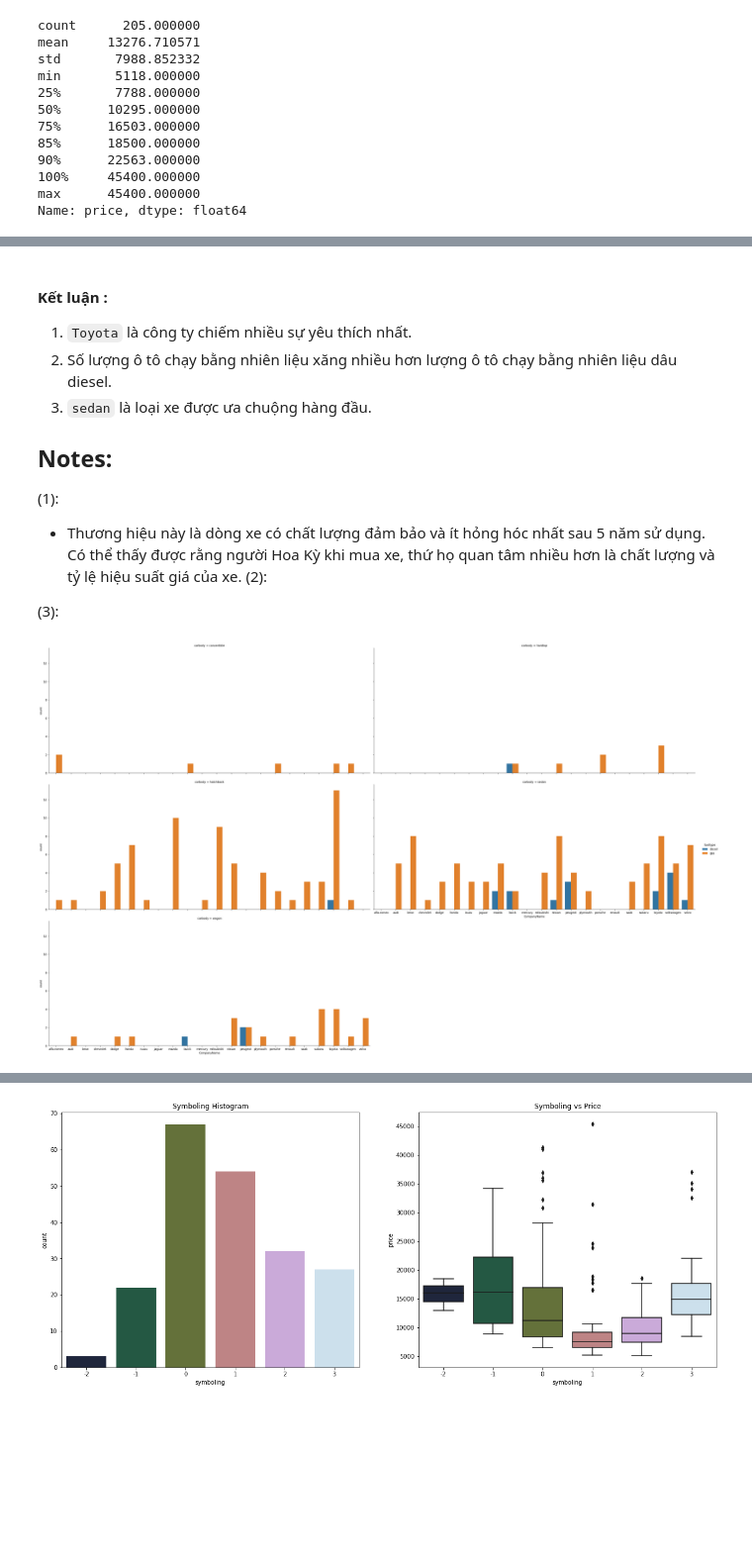
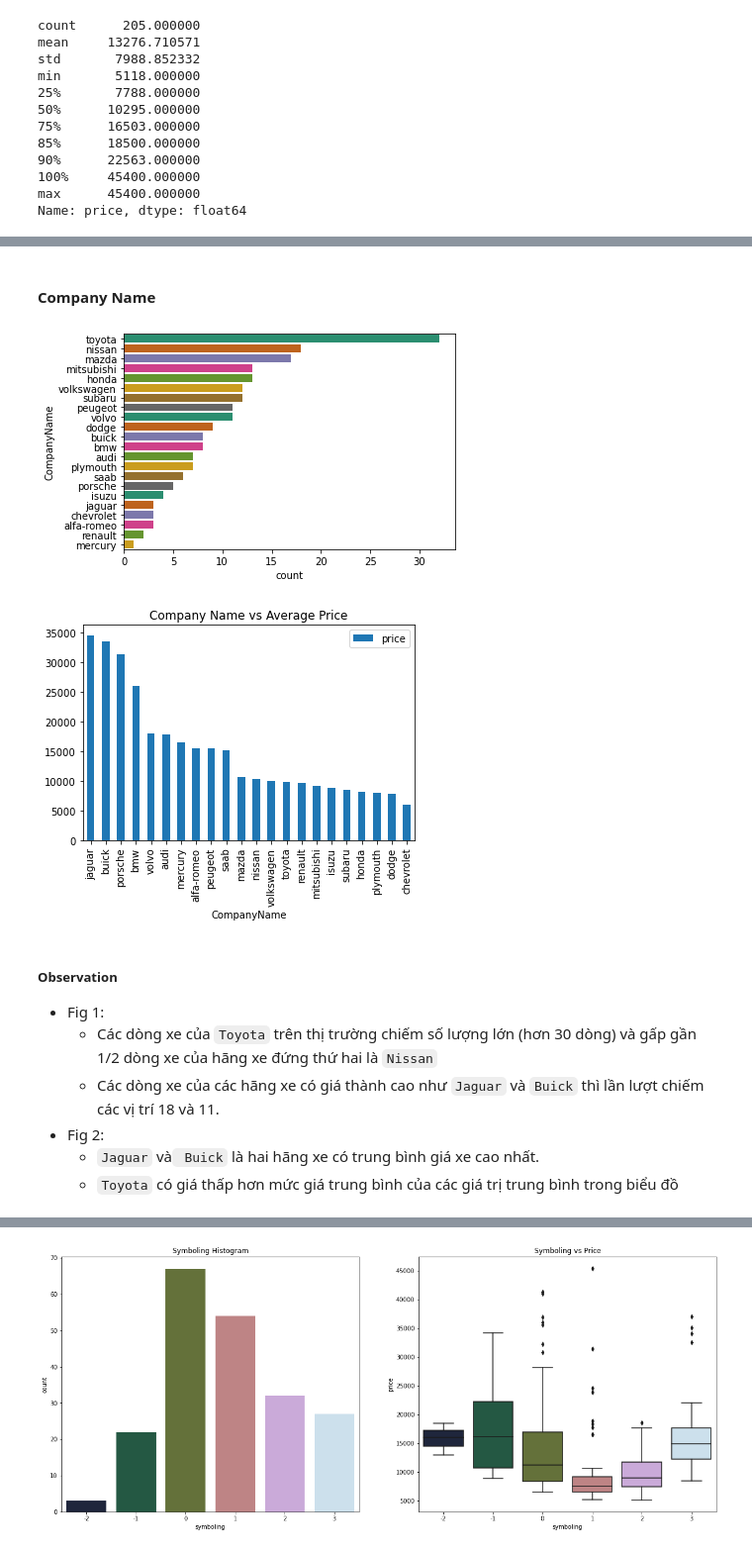
Before and after one commit to NgdHung31/Car-price, a Jupyter notebook: car-price-prediction-linear-regression-rfe.ipynb, the cells around one changed output, grey strips where cells are left out. Shown at 99% size. Saved outputs shown, nothing was run; the diff lists cells and outputs as text; code cells hidden in the pictures; blank space fills up the shorter version.

```diff
--- a/car-price-prediction-linear-regression-rfe.ipynb
+++ b/car-price-prediction-linear-regression-rfe.ipynb
@@ -308,18 +199,23 @@ plt.show()
-# %% [markdown]
-#### Kết luận :
-
-1. `Toyota` là công ty chiếm nhiều sự yêu thích nhất.
-2. Số lượng ô tô chạy bằng nhiên liệu xăng nhiều hơn lượng ô tô chạy bằng nhiên liệu dâu diesel.
-3. `sedan` là loại xe được ưa chuộng hàng đầu.
-
-## Notes:
-(1):
-+ Thương hiệu này là dòng xe có chất lượng đảm bảo và ít hỏng hóc nhất sau 5 năm sử dụng. Có thể thấy được rằng người Hoa Kỳ khi mua xe, thứ họ quan tâm nhiều hơn là chất lượng và tỷ lệ hiệu suất giá của xe.
-(2):
-
-(3):
-# %%
-
-ctp = sns.catplot(data=cars, x= 'CompanyName',col_wrap=2, hue ='fueltype', col='carbody' , kind='count', height=7, aspect=2.4 )
-# %% [output]
-[figure, removed]
+# %% [markdown]
+#### Company Name
+# %%
+sns.countplot(data = cars, y = "CompanyName",
+              order = cars['CompanyName'].value_counts(ascending = False).index,
+              palette = "Dark2")
+
+
+df = pd.DataFrame(cars.groupby(['CompanyName'])['price'].mean().sort_values(ascending = False))
+df.plot.bar()
+plt.title('Company Name vs Average Price')
+plt.show()
+# %% [output]
+[figure, added]
+[figure, added]
+# %% [markdown]
+##### Observation
+- Fig 1:
+    - Các dòng xe của `Toyota` trên thị trường chiếm số lượng lớn (hơn 30 dòng) và gấp gần 1/2 dòng xe của hãng xe đứng thứ hai là `Nissan`
+    - Các dòng xe của các hãng xe có giá thành cao như `Jaguar` và `Buick` thì lần lượt chiếm các vị trí 18 và 11.
+- Fig 2:
+    - `Jaguar` và` Buick` là hai hãng xe có trung bình giá xe cao nhất.
+    - `Toyota` có giá thấp hơn mức giá trung bình của các giá trị trung bình trong biểu đồ
```
Also changed, not shown: parts of 130 cells of this notebook.
